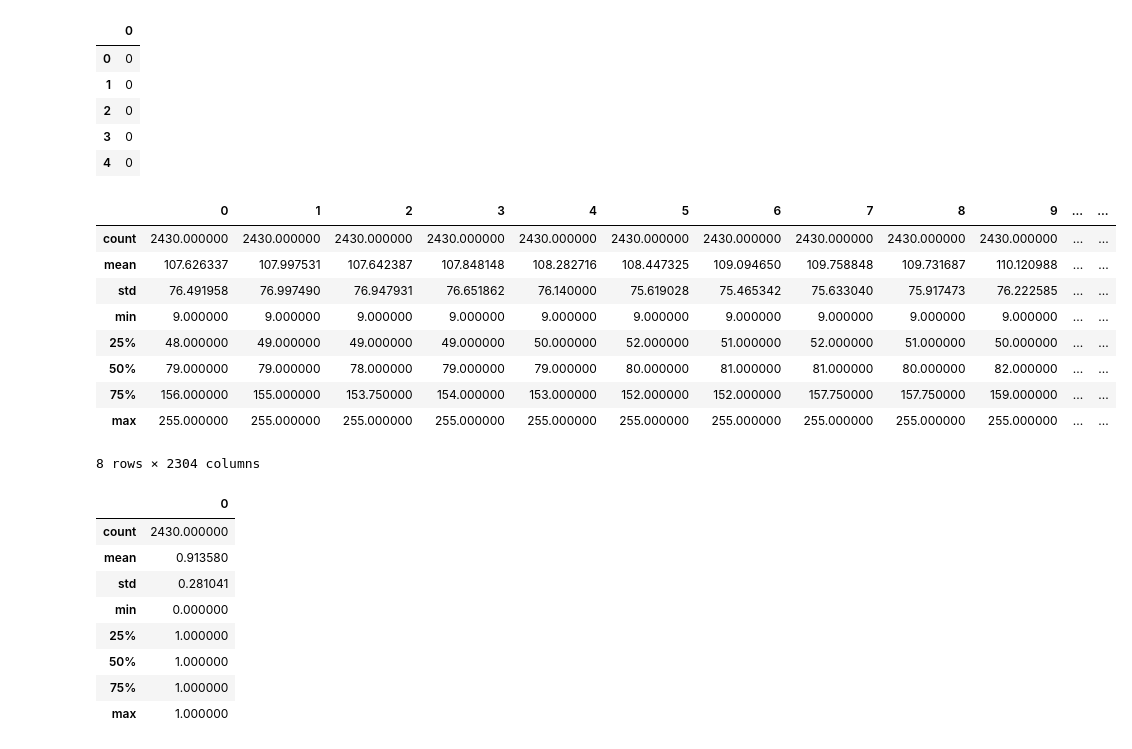
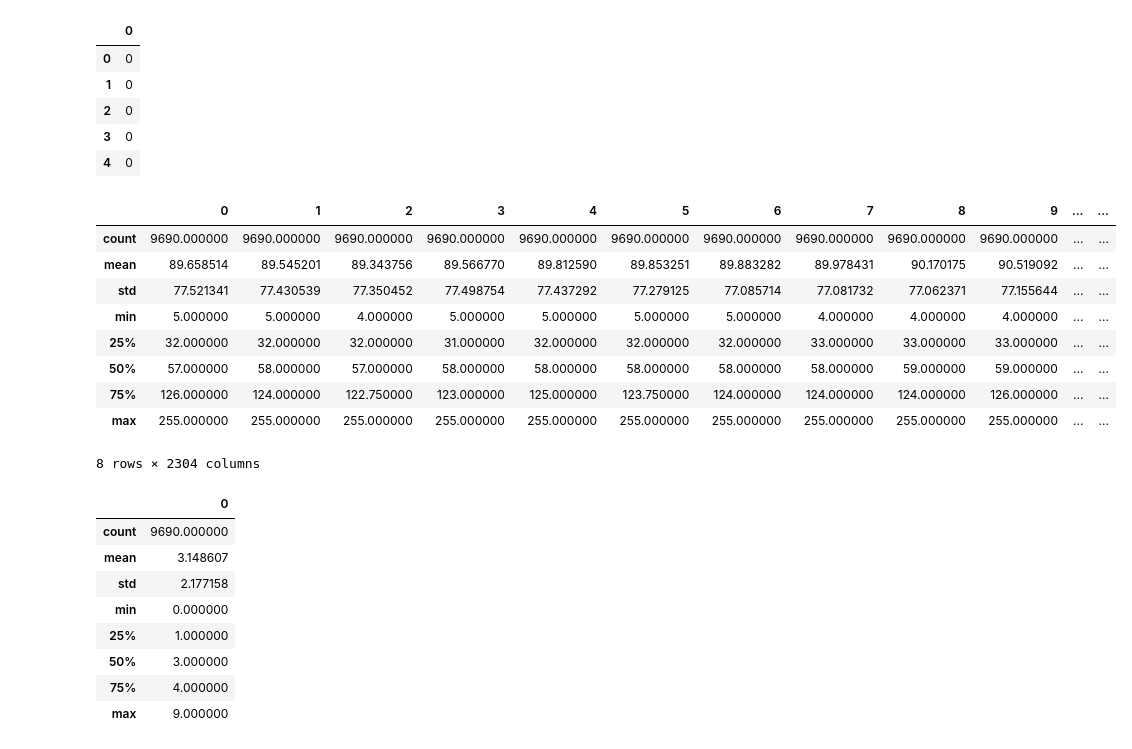
Before and after one commit to Danish3848/F20DL, a Jupyter notebook: CW/Coursework1Notebook.ipynb, the cells around one changed output. Drawn from its saved outputs; the diff is of its cells as text; code cells hidden in the pictures.

```diff
--- a/CW/Coursework1Notebook.ipynb
+++ b/CW/Coursework1Notebook.ipynb
@@ -24,22 +22,25 @@ Importing traffic datasets dataset
 # %%
+# Initialisation of Training Datasets
+
 binary_class_x_train=pd.read_csv('./Traffic_Sign/Binary_Classification/x_train_bin.csv')
-#binary_class_x_test=pd.read_csv('./Traffic_Sign/Binary_Classification/x_test_bin.csv')
 binary_class_y_train=pd.read_csv('./Traffic_Sign/Binary_Classification/y_train_bin.csv')
+
+complete_x_train=pd.read_csv('./Traffic_Sign/CompleteDataSet/x_train_all.csv')
+complete_y_train=pd.read_csv('./Traffic_Sign/CompleteDataSet/y_train_all.csv')
+
+onevsall_y_train_0=pd.read_csv('./Traffic_Sign/OnevrsAll/0_vrs_all/y_train_0.csv')
+onevsall_y_train_1=pd.read_csv('./Traffic_Sign/OnevrsAll/1_vrs_all/y_train_1.csv')
+onevsall_y_train_2=pd.read_csv('./Traffic_Sign/OnevrsAll/2_vrs_all/y_train_2.csv')
+onevsall_y_train_3=pd.read_csv('./Traffic_Sign/OnevrsAll/3_vrs_all/y_train_3.csv')
+onevsall_y_train_4=pd.read_csv('./Traffic_Sign/OnevrsAll/4_vrs_all/y_train_4.csv')
+onevsall_y_train_5=pd.read_csv('./Traffic_Sign/OnevrsAll/5_vrs_all/y_train_5.csv')
+onevsall_y_train_6=pd.read_csv('./Traffic_Sign/OnevrsAll/6_vrs_all/y_train_6.csv')
+onevsall_y_train_7=pd.read_csv('./Traffic_Sign/OnevrsAll/7_vrs_all/y_train_7.csv')
+onevsall_y_train_8=pd.read_csv('./Traffic_Sign/OnevrsAll/8_vrs_all/y_train_8.csv')
+onevsall_y_train_9=pd.read_csv('./Traffic_Sign/OnevrsAll/9_vrs_all/y_train_9.csv')
+
+# binary_class_x_test=pd.read_csv('./Traffic_Sign/Binary_Classification/x_test_bin.csv')
 # binary_class_y_test=pd.read_csv('./Traffic_Sign/Binary_Classification/x_test_bin.csv')
-
-# complete_x_train=pd.read_csv('./Traffic_Sign/CompleteDataSet/x_train_all.csv'
-# complete_x_test=pd.read_csv('./Traffic_Sign/CompleteDataSet/x_test_all.csv'
-# complete_y_train=pd.read_csv('./Traffic_Sign/CompleteDataSet/y_train_all.csv'
+# complete_x_test=pd.read_csv('./Traffic_Sign/CompleteDataSet/x_test_all.csv')
 # complete_y_test=pd.read_csv('./Traffic_Sign/CompleteDataSet/x_test_all.csv')
-
-# onevsall_y_train_0-pd.read_csv('./Traffic_Sign/OnevrsAll/0_vrs_all/y_train_0.csv')
-# onevsall_y_train_1-pd.read_csv('./Traffic_Sign/OnevrsAll/1_vrs_all/y_train_1.csv')
-# onevsall_y_train_2-pd.read_csv('./Traffic_Sign/OnevrsAll/2_vrs_all/y_train_2.csv')
-# onevsall_y_train_3-pd.read_csv('./Traffic_Sign/OnevrsAll/3_vrs_all/y_train_3.csv')
-# onevsall_y_train_4-pd.read_csv('./Traffic_Sign/OnevrsAll/4_vrs_all/y_train_4.csv')
-# onevsall_y_train_5-pd.read_csv('./Traffic_Sign/OnevrsAll/5_vrs_all/y_train_5.csv')
-# onevsall_y_train_6-pd.read_csv('./Traffic_Sign/OnevrsAll/6_vrs_all/y_train_6.csv')
-# onevsall_y_train_7-pd.read_csv('./Traffic_Sign/OnevrsAll/7_vrs_all/y_train_7.csv')
-# onevsall_y_train_8-pd.read_csv('./Traffic_Sign/OnevrsAll/8_vrs_all/y_train_8.csv')
-# onevsall_y_train_9-pd.read_csv('./Traffic_Sign/OnevrsAll/9_vrs_all/y_train_09.csv')
 # %%
@@ -62,27 +63,27 @@ binary_class_y_train.head()
 | 3 | 0 |
 | 4 | 0 |
 # %%
-binary_class_x_train.describe()
+complete_x_train.describe()
 # %% [output]
 |  | 0 | 1 | 2 | 3 | 4 | 5 | 6 | 7 | 8 | 9 | ... | ... |
-| count | 2430.000000 | 2430.000000 | 2430.000000 | 2430.000000 | 2430.000000 | 2430.000000 | 2430.000000 | 2430.000000 | 2430.000000 | 2430.000000 | ... | ... |
-| mean | 107.626337 | 107.997531 | 107.642387 | 107.848148 | 108.282716 | 108.447325 | 109.094650 | 109.758848 | 109.731687 | 110.120988 | ... | ... |
-| std | 76.491958 | 76.997490 | 76.947931 | 76.651862 | 76.140000 | 75.619028 | 75.465342 | 75.633040 | 75.917473 | 76.222585 | ... | ... |
-| min | 9.000000 | 9.000000 | 9.000000 | 9.000000 | 9.000000 | 9.000000 | 9.000000 | 9.000000 | 9.000000 | 9.000000 | ... | ... |
-| 25% | 48.000000 | 49.000000 | 49.000000 | 49.000000 | 50.000000 | 52.000000 | 51.000000 | 52.000000 | 51.000000 | 50.000000 | ... | ... |
-| 50% | 79.000000 | 79.000000 | 78.000000 | 79.000000 | 79.000000 | 80.000000 | 81.000000 | 81.000000 | 80.000000 | 82.000000 | ... | ... |
-| 75% | 156.000000 | 155.000000 | 153.750000 | 154.000000 | 153.000000 | 152.000000 | 152.000000 | 157.750000 | 157.750000 | 159.000000 | ... | ... |
+| count | 9690.000000 | 9690.000000 | 9690.000000 | 9690.000000 | 9690.000000 | 9690.000000 | 9690.000000 | 9690.000000 | 9690.000000 | 9690.000000 | ... | ... |
+| mean | 89.658514 | 89.545201 | 89.343756 | 89.566770 | 89.812590 | 89.853251 | 89.883282 | 89.978431 | 90.170175 | 90.519092 | ... | ... |
+| std | 77.521341 | 77.430539 | 77.350452 | 77.498754 | 77.437292 | 77.279125 | 77.085714 | 77.081732 | 77.062371 | 77.155644 | ... | ... |
+| min | 5.000000 | 5.000000 | 4.000000 | 5.000000 | 5.000000 | 5.000000 | 5.000000 | 4.000000 | 4.000000 | 4.000000 | ... | ... |
+| 25% | 32.000000 | 32.000000 | 32.000000 | 31.000000 | 32.000000 | 32.000000 | 32.000000 | 33.000000 | 33.000000 | 33.000000 | ... | ... |
+| 50% | 57.000000 | 58.000000 | 57.000000 | 58.000000 | 58.000000 | 58.000000 | 58.000000 | 58.000000 | 59.000000 | 59.000000 | ... | ... |
+| 75% | 126.000000 | 124.000000 | 122.750000 | 123.000000 | 125.000000 | 123.750000 | 124.000000 | 124.000000 | 124.000000 | 126.000000 | ... | ... |
 | max | 255.000000 | 255.000000 | 255.000000 | 255.000000 | 255.000000 | 255.000000 | 255.000000 | 255.000000 | 255.000000 | 255.000000 | ... | ... |
 8 rows × 2304 columns
 # %%
-binary_class_y_train.describe()
+complete_y_train.describe()
 # %% [output]
 |  | 0 |
-| count | 2430.000000 |
-| mean | 0.913580 |
-| std | 0.281041 |
+| count | 9690.000000 |
+| mean | 3.148607 |
+| std | 2.177158 |
 | min | 0.000000 |
 | 25% | 1.000000 |
-| 50% | 1.000000 |
-| 75% | 1.000000 |
-| max | 1.000000 |
+| 50% | 3.000000 |
+| 75% | 4.000000 |
+| max | 9.000000 |
```
Also changed, not shown: parts of 11 cells of this notebook.
